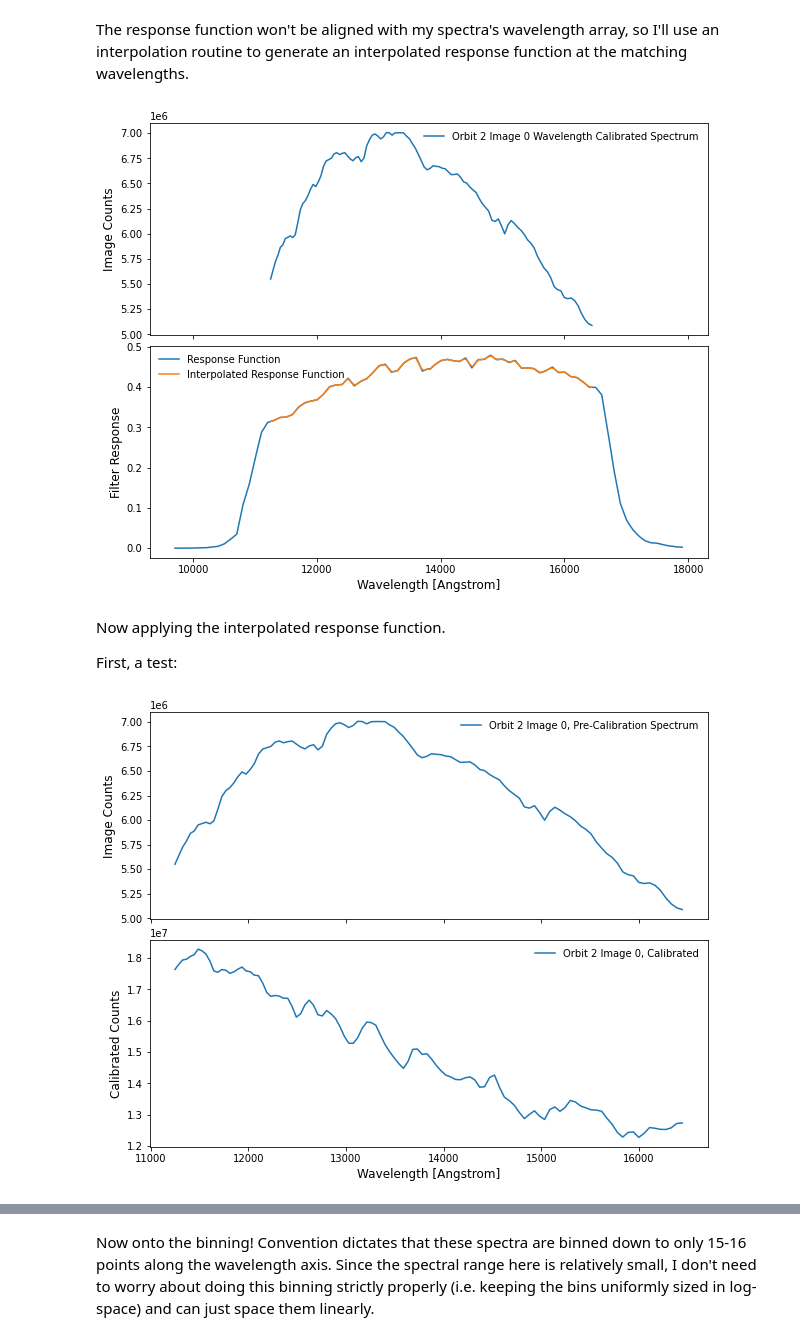
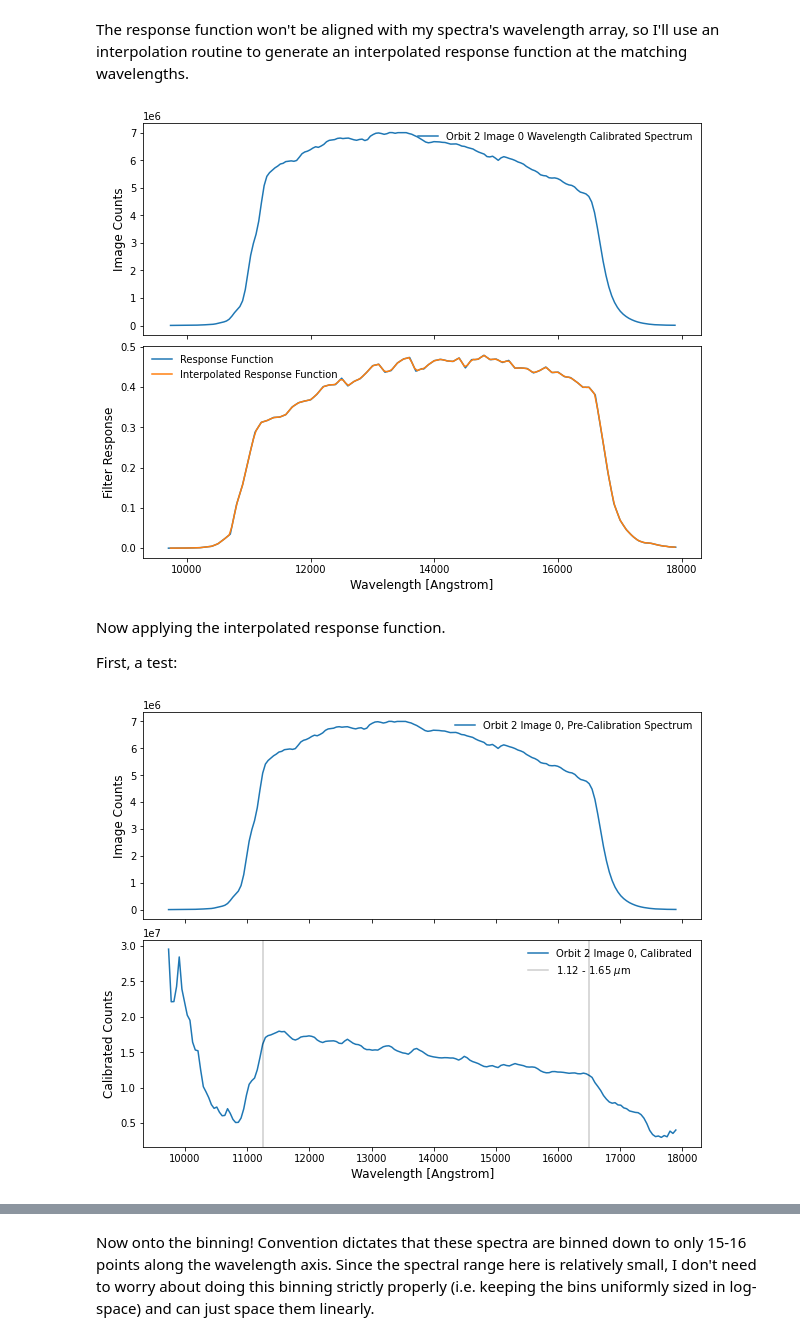
Before and after one commit to mm-murphy/hd219666b, a Jupyter notebook: reduction/Extracting the Transmission Spectra Time Series.ipynb, the cells around one changed output, grey strips where cells are left out. Cells and saved outputs as stored; diff of their text form; code cells hidden in the pictures.

```diff
--- a/reduction/Extracting the Transmission Spectra Time Series.ipynb
+++ b/reduction/Extracting the Transmission Spectra Time Series.ipynb
@@ -55,8 +55,8 @@ I'm unsure what this spectrum is normalized with respect to, but it doesn't matt
 # %% [markdown]
 Let's crop this down to the WFC3 wavelength range.
 # %%
-wfc_minwav = 11250  # [angstrom]
-wfc_maxwav = 16500  # [angstrom]
+wfc_minwav = 9708 #11250  # [angstrom]
+wfc_maxwav = 17904 #16500  # [angstrom]
 star_wfc_idxs = np.where((stellarspectrum_wavs >= wfc_minwav) &
                         (stellarspectrum_wavs <= wfc_maxwav))[0]
 
@@ -93,14 +93,13 @@ ax[0].set_ylabel('Flux [normalized]')
 ax[0].legend(loc='lower left', frameon=False)
 
 # I think I see the feature between pixels 90 and 95 in the observed data
-obsnearfeature_fluxes = exdict['visit3']['orbit2']['spectrum'][0][90:95]
-feature_pixel = np.where(obsnearfeature_fluxes == min(obsnearfeature_fluxes))[0][0] + 90
+obsnearfeature_fluxes = exdict['visit3']['orbit2']['spectrum'][0][120:130]
+feature_pixel = np.where(obsnearfeature_fluxes == min(obsnearfeature_fluxes))[0][0] + 120
 
 ax[1].plot(np.arange(len(exdict['visit3']['orbit2']['spectrum'][0])), exdict['visit3']['orbit2']['spectrum'][0],
           label='Orbit 2, Image 0 Spectrum')
 ax[1].axvline(feature_pixel, ls='--', c='black', alpha=0.75, label='Feature at pixel %d'%(feature_pixel))
-ax[1].axvline(10, ls='--', c='black', alpha=0.75)
-ax[1].set_ylim(4.e6)
+#ax[1].set_ylim(4.e6)
 ax[1].set_xlabel('Dispersion Axis Pixels')
 ax[1].set_ylabel('Image Counts')
 ax[1].legend(loc='lower left', frameon=True)
@@ -109,0 +118,25 @@ ax[1].legend(loc='lower left', frameon=True)
+# %%
+# First plotting the stellar spectrum and feature for comparison
+fig, ax = plt.subplots(figsize=(10,9), nrows=2)
+ax[0].plot(response_wavelength, response_value, label='G141 Response Function')
+#ax[0].axvline(feature_wav, ls='--', c='black', alpha=0.75, label='Feature at %.1f Angstrom'%(feature_wav))
+ax[0].set_xlabel('Wavelength [angstrom]')
+ax[0].set_ylabel('Filter Response')
+ax[0].legend(loc='lower left', frameon=False)
+filter_lowlim = 11250
+filter_maxlim = 16500
+ax[0].axvline(filter_lowlim, c='black', ls='--', alpha=0.25)
+ax[0].axvline(filter_maxlim, c='black', ls='--', alpha=0.25)
+
+
+ax[1].plot(np.arange(len(exdict['visit3']['orbit2']['spectrum'][0])), exdict['visit3']['orbit2']['spectrum'][0],
+          label='Orbit 2, Image 0 Spectrum')
+obs_lowlim = 40
+obs_maxlim = 157
+ax[1].axvline(obs_lowlim, c='black', ls='--', alpha=0.25)
+ax[1].axvline(obs_maxlim, c='black', ls='--', alpha=0.25)
+#ax[1].axvline(feature_pixel, ls='--', c='black', alpha=0.75, label='Feature at pixel %d'%(feature_pixel))
+#ax[1].set_ylim(4.e6)
+ax[1].set_xlabel('Dispersion Axis Pixels')
+ax[1].set_ylabel('Image Counts')
+ax[1].legend(loc='lower left', frameon=True)
@@ -111,8 +147,8 @@ ax[1].legend(loc='lower left', frameon=True)
 I have this feature plus knowledge of the limits of the observed spectrum, giving me three data points to do this wavelength calibration with. The observed spectrum's pixel axis should be extended 10 pixels in each direction from what should be the limits of the spectrograph.
 # %%
 # The 'x' and 'y' of my wavelength calibrations
-cal_pixels = np.array([10, feature_pixel, 120])
-cal_waves = np.array([wfc_minwav, feature_wav, wfc_maxwav])
+cal_pixels = np.array([obs_lowlim, feature_pixel, obs_maxlim])
+cal_waves = np.array([filter_lowlim, feature_wav, filter_maxlim])
 
 # I'll fit wavelength as a function of pixel using a 2nd-order polynomial
 #   wavelength = a * pix^2 + m * pix + b
@@ -271,7 +300,7 @@ ax[1].set_xlabel('Wavelength [Angstrom]', fontsize=12)
 
 plt.show()
 # %% [output]
-[figure, old version]
+[figure, new version]
 # %% [markdown]
 Now applying the interpolated response function.
 
@@ -281,19 +310,22 @@ calspec = testspec / interp_response_value
 # %%
 # Plotting one calibrated 1d spectrum to get a visual
 #   compare to uncalibrated
 fig, ax = plt.subplots(figsize=(10,8), nrows=2, sharex=True)
 plt.subplots_adjust(hspace=0.1)
 
 ax[0].plot(good_wavelengths, testspec, label='Orbit 2 Image 0, Pre-Calibration Spectrum')
 ax[0].set_ylabel('Image Counts', fontsize=12)
 ax[0].legend(loc='upper right', frameon=False)
 
 ax[1].plot(good_wavelengths, calspec, label='Orbit 2 Image 0, Calibrated')
-ax[1].legend(loc='upper right', frameon=False)
 ax[1].set_ylabel('Calibrated Counts', fontsize=12)
 ax[1].set_xlabel('Wavelength [Angstrom]', fontsize=12)
+ax[1].axvline(11250, c='black', alpha=0.2, label=r'1.12 - 1.65 $\mu$m')
+ax[1].axvline(16500, c='black', alpha=0.2)
+ax[1].legend(loc='upper right', frameon=False)
+
 
 plt.show()
 # %% [output]
-[figure, old version]
+[figure, new version]
 # %% [markdown]
```
Also changed, not shown: parts of 24 cells of this notebook, 17 other files.
